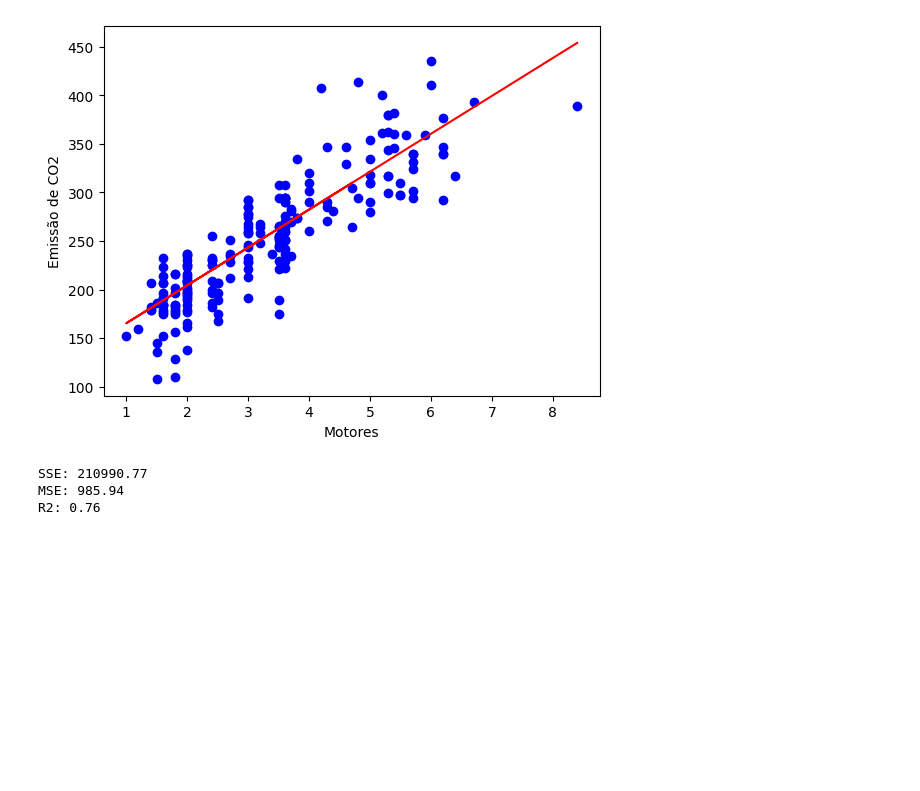
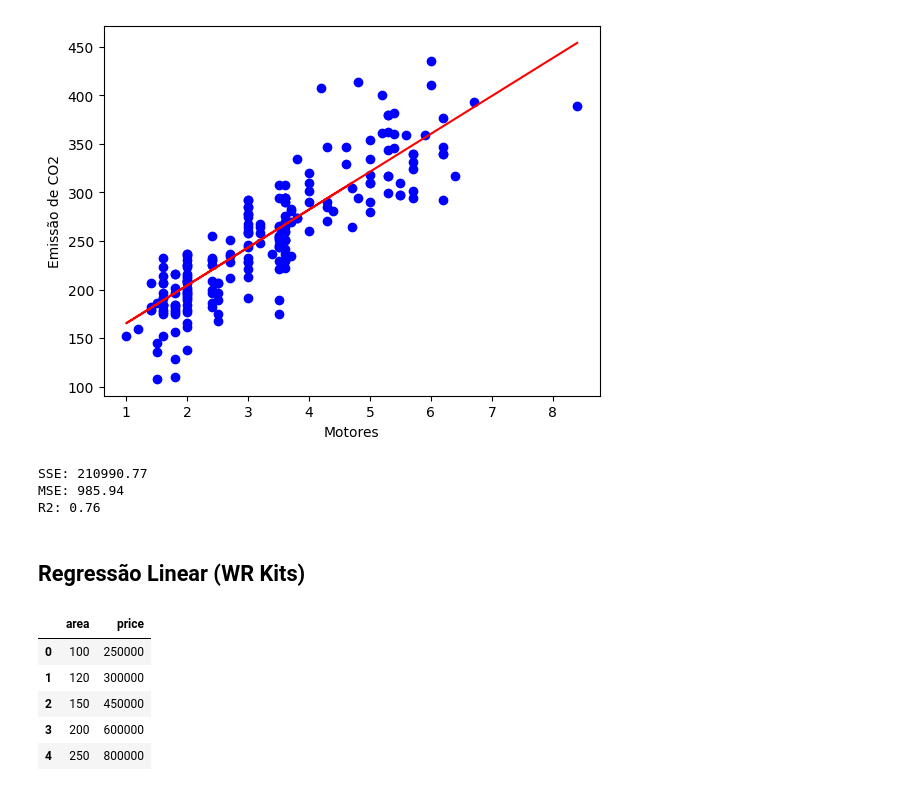
Before and after one commit to Was01/IA, a Jupyter notebook: UFV/IAparatodos/regressaoLinear/regressaoLinear.ipynb, the cells around one changed output. Cells and saved outputs as stored; diff of their text form; code cells hidden in the pictures; blank space fills up the shorter version.

```diff
--- a/UFV/IAparatodos/regressaoLinear/regressaoLinear.ipynb
+++ b/UFV/IAparatodos/regressaoLinear/regressaoLinear.ipynb
@@ -169,3 +180,5 @@ print(f"R2: {r2:.2f}")
 SSE: 210990.77
 MSE: 985.94
 R2: 0.76
+# %% [markdown]
+## Regressão Linear (WR Kits)
@@ -171,0 +187,9 @@ R2: 0.76
+# %%
+df.head()
+# %% [output]
+|  | area | price |
+| 0 | 100 | 250000 |
+| 1 | 120 | 300000 |
+| 2 | 150 | 450000 |
+| 3 | 200 | 600000 |
+| 4 | 250 | 800000 |
```
Also changed, not shown: parts of 14 cells of this notebook.
